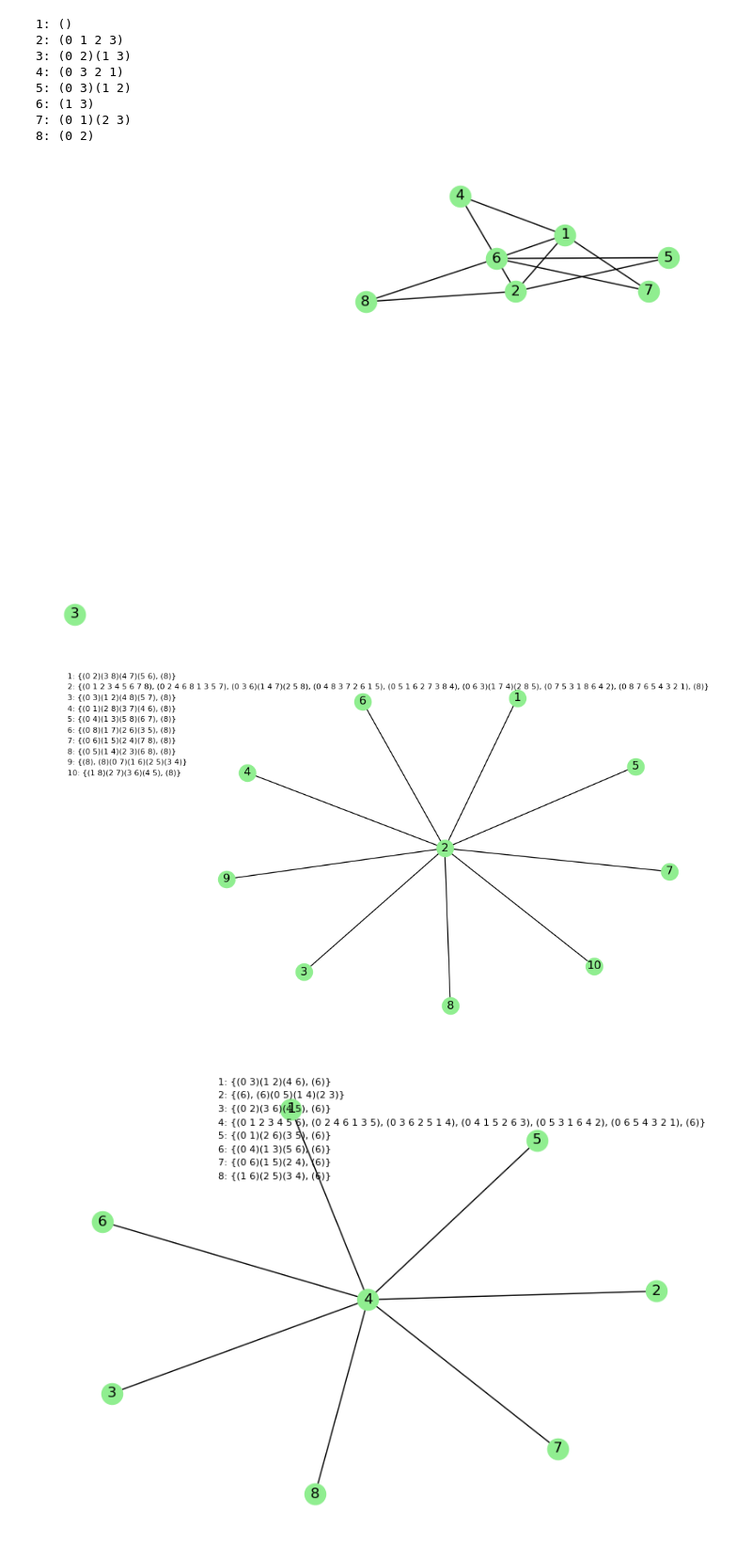
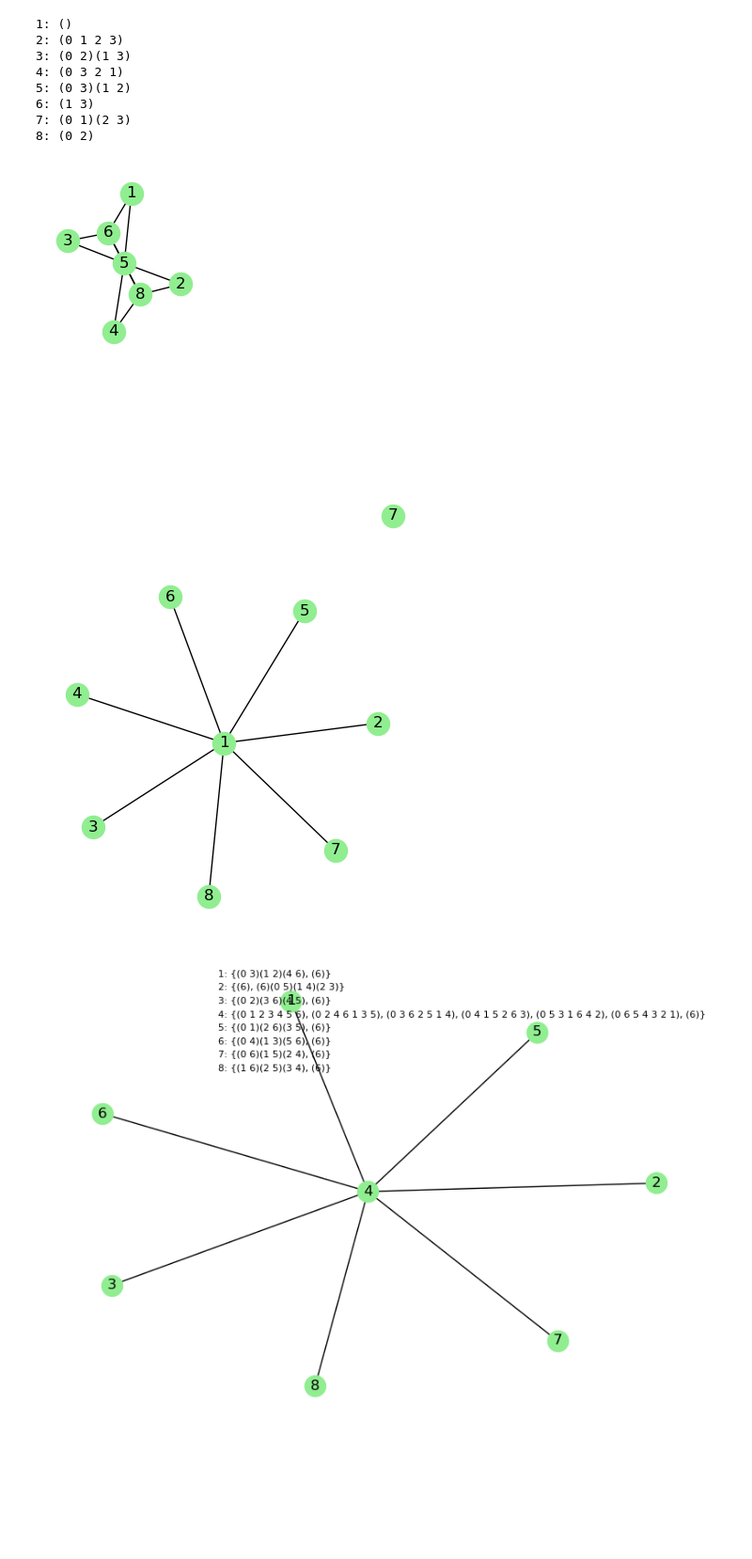
Before and after one commit to cjarango/GroupTheory, a Jupyter notebook: notebook/GroupsLab2.ipynb, the cells around one changed output. Shown: that part at 94% size. Drawn from its saved outputs; the diff is of its cells as text; code cells hidden in the pictures; blank space fills up the shorter version.

```diff
--- a/notebook/GroupsLab2.ipynb
+++ b/notebook/GroupsLab2.ipynb
@@ -78,15 +78,15 @@ D4.print_elements()
 # %%
 D4 = SymmetricGroup.dihedral(4)
 graph = FactorizationGraph(D4, identity = False)
-graph.draw(node_size=300, show_legend = False)
+graph.draw(node_size=300, show_legend = False, figsize=(5, 5))
 # %% [output]
-[figure, old version]
+[figure, new version]
 # %%
-D4 = SymmetricGroup.dihedral(9)
+D4 = SymmetricGroup.dihedral(7)
 graph = FactorizationGraph(D4, identity = False)
-graph.draw(node_size=300)
+graph.draw(node_size=300, show_legend = False, figsize=(5, 5))
 # %% [output]
-[figure, old version]
+[figure, new version]
 # %%
 D4 = SymmetricGroup.dihedral(7)
 graph = FactorizationGraph(D4, identity = False)
```
Also changed, not shown: parts of 2 cells of this notebook, 5 other files.
